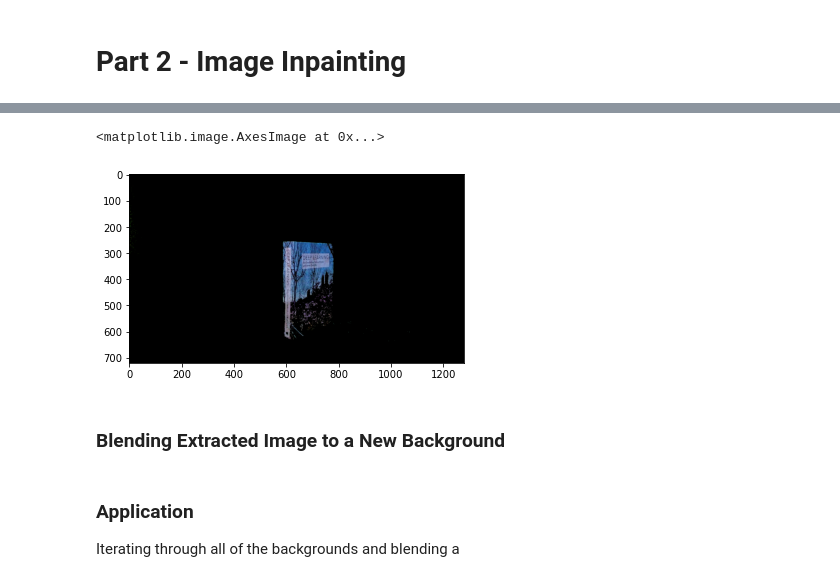
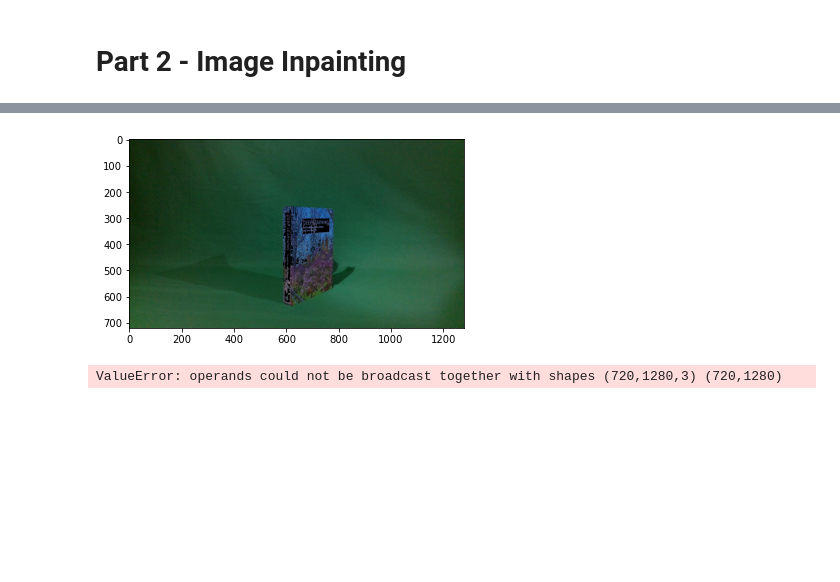
Before and after one commit to Fliinko/Object-Blending-and-Inpainting, a Jupyter notebook: Computer Vision Functions.ipynb, the cells around one changed output, grey strips where cells are left out. Drawn from its saved outputs; the diff is of its cells as text; code cells hidden in the pictures; blank space fills up the shorter version.

```diff
--- a/Computer Vision Functions.ipynb
+++ b/Computer Vision Functions.ipynb
@@ -298,9 +330,9 @@ def convolve_image(image, kernel, stride):
 # %%
-S2 = cv2.imread('COTSDataset/Part 2 - Multiple Objects/academic_book_no/3_colour.jpeg')
+S1 = cv2.imread('COTSDataset/Part 2 - Multiple Objects/academic_book_no/3_colour.jpeg')
 mask = cv2.imread('COTSDataset/Part 2 - Multiple Objects/academic_book_no/masks/ac_3_colour_mask_8_mask.png')
 
 
-extracted = ExtractObject(S2, mask)
+extracted = ExtractObject(S1, mask)
 plt.imshow(extracted[:,:,::-1])
 # %% [output]
 <matplotlib.image.AxesImage at 0x...>
@@ -374,0 +352,5 @@ MSE of Blend and S2:  28.089695457175925
+# %%
+# To be deleted later
+gray = cv2.cvtColor(extracted, cv2.COLOR_BGR2GRAY)
+ret,mask = cv2.threshold(gray,0,255,cv2.THRESH_BINARY)
+plt.imshow(mask, cmap="gray")
@@ -378,0 +374,9 @@ MSE of Blend and S2:  28.089695457175925
+# %%
+greenscreened = cv2.imread('COTSDataset/Part 2 - Multiple Objects/academic_book_no/1_colour.jpeg')
+background = cv2.imread('background.jpg')
+
+greenscreened = cv2.cvtColor(greenscreened, cv2.COLOR_BGR2RGB)
+background = cv2.cvtColor(background, cv2.COLOR_BGR2RGB)
+
+print(test.shape)
+plt.imshow(greenscreened, cmap = 'gray')
@@ -379,19 +387,20 @@ MSE of Blend and S2:  28.089695457175925
 # %%
 def RemoveGreen(img):
 
-    lower_green = np.array([0, 35, 0])
-    upper_green = np.array([90, 255, 90])
+    u_green = np.array([70,120,50])
+    l_green = np.array([200,255,255])
 
-    mask = cv2.inRange(img, lower_green, upper_green)
-    skd = np.copy(img)
-    skd[mask!=0] = [0,0,0]
+    #Creating Mask
 
-    return skd
+    mask = cv2.inRange(img, u_green, l_green)
+    plt.imshow(mask, cmap = 'gray')
 
-masked = RemoveGreen(S1)
-plt.imshow(masked[:,:,::-1])
+    masked = np.copy(img)
+    masked[mask!=0] = [0,0,0]
+    plt.imshow(masked)
+
+    return mask
+
+maskt2 = RemoveGreen(greenscreened)
 # %% [output]
-<matplotlib.image.AxesImage at 0x...>
-[figure, old version]
+[figure, new version]
-# %% [markdown]
-### Blending Extracted Image to a New Background
@@ -403,3 +406,0 @@ def NewBackground(imgNoBg, NewBackground):
-# %% [markdown]
-### Application
-Iterating through all of the backgrounds and blending a
@@ -411,0 +407,12 @@ for x in os.listdir("ResizedBGS"):
+# %%
+cropped_bg = background[0:720, 0:1280]
+cropped_bg[maskt2 == 0] = [0,0,0]
+
+def NewBackground(imgNoBg, NewBackground):
+
+    final = NewBackground + imgNoBg
+    plt.imshow(final)
+
+NewBackground(maskt2, cropped_bg)
+# %% [output]
+ValueError: operands could not be broadcast together with shapes (720,1280,3) (720,1280)
```
Also changed, not shown: parts of 19 cells of this notebook.
